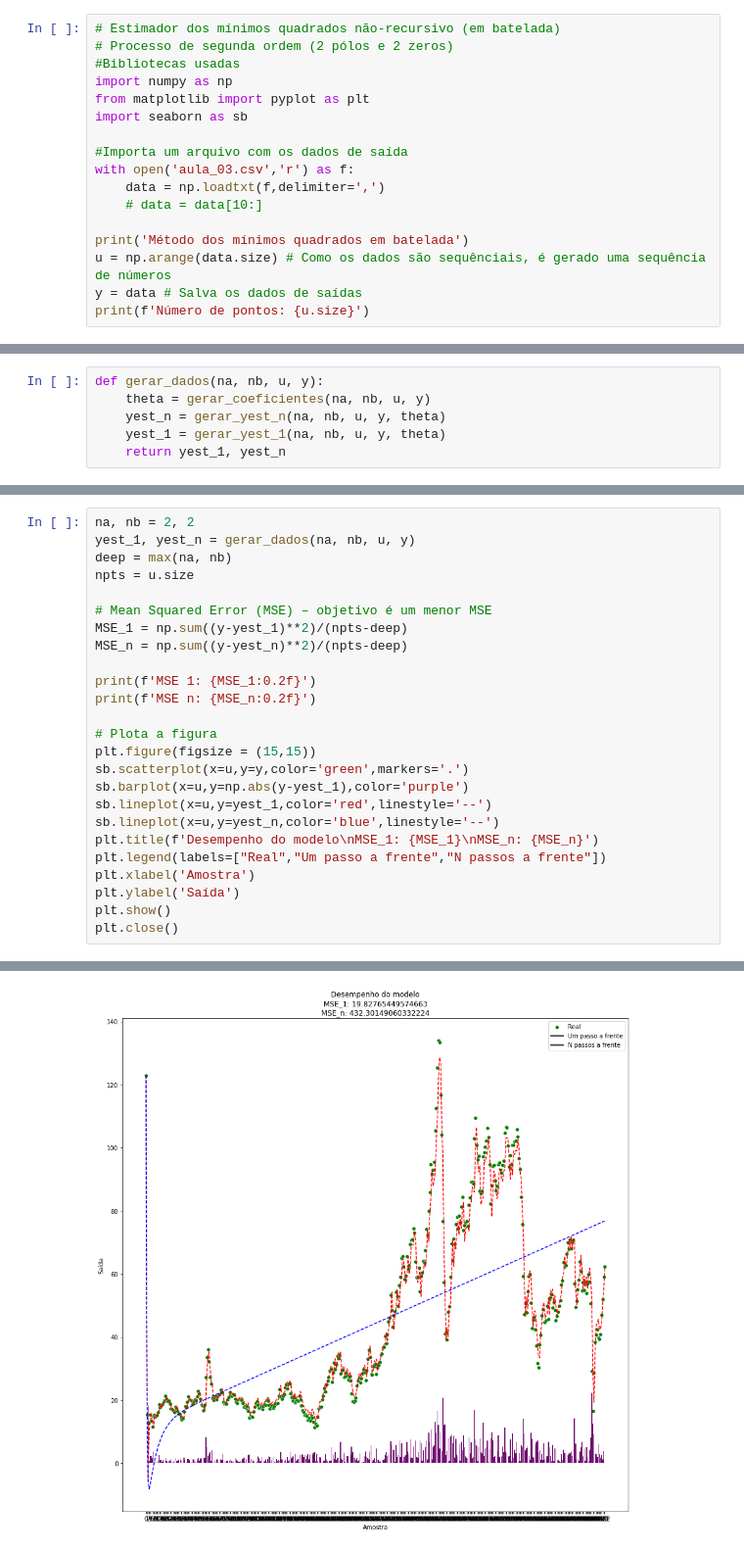
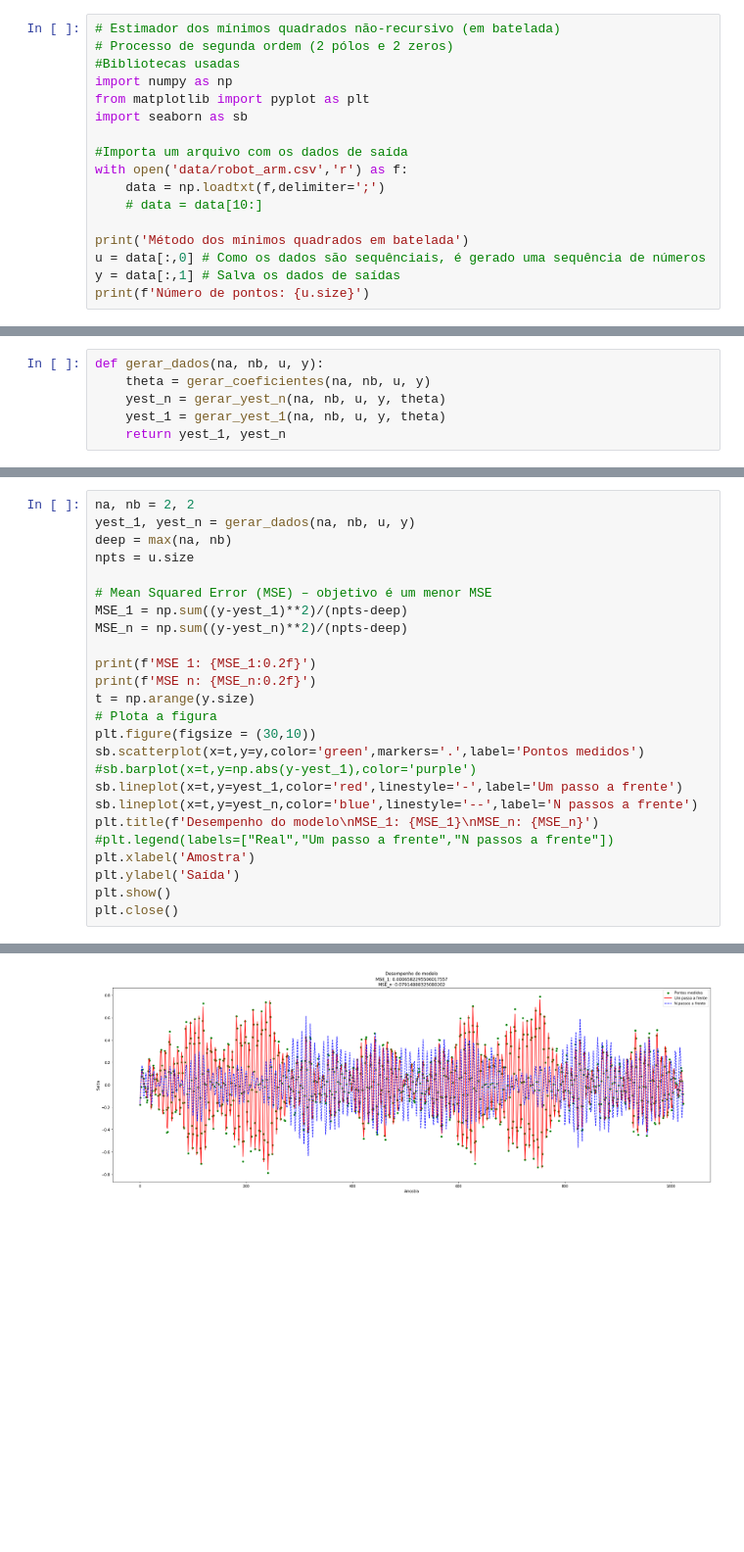
Before and after one commit to CaioMizerkowski/controle_avancado, a Jupyter notebook: TE975/aula_03.ipynb, the cells around one changed output, grey strips where cells are left out. Shown at 98% size. Cells and saved outputs as stored; diff of their text form; blank space fills up the shorter version.

Commit message:
✨: aula 3 made by Caio Mizerkowski for college

```diff
--- a/TE975/aula_03.ipynb
+++ b/TE975/aula_03.ipynb
@@ -37,13 +39,13 @@ from matplotlib import pyplot as plt
 import seaborn as sb
 
 #Importa um arquivo com os dados de saída
-with open('aula_03.csv','r') as f:
-    data = np.loadtxt(f,delimiter=',')
+with open('data/robot_arm.csv','r') as f:
+    data = np.loadtxt(f,delimiter=';')
     # data = data[10:]
 
 print('Método dos mínimos quadrados em batelada')
-u = np.arange(data.size) # Como os dados são sequênciais, é gerado uma sequência de números
-y = data # Salva os dados de saídas
+u = data[:,0] # Como os dados são sequênciais, é gerado uma sequência de números
+y = data[:,1] # Salva os dados de saídas
 print(f'Número de pontos: {u.size}')
 # %% [output]
 Método dos mínimos quadrados em batelada
@@ -179,15 +196,15 @@ MSE_n = np.sum((y-yest_n)**2)/(npts-deep)
 
 print(f'MSE 1: {MSE_1:0.2f}')
 print(f'MSE n: {MSE_n:0.2f}')
-
+t = np.arange(y.size)
 # Plota a figura
-plt.figure(figsize = (15,15))
-sb.scatterplot(x=u,y=y,color='green',markers='.')
-sb.barplot(x=u,y=np.abs(y-yest_1),color='purple')
-sb.lineplot(x=u,y=yest_1,color='red',linestyle='--')
-sb.lineplot(x=u,y=yest_n,color='blue',linestyle='--')
+plt.figure(figsize = (30,10))
+sb.scatterplot(x=t,y=y,color='green',markers='.',label='Pontos medidos')
+#sb.barplot(x=t,y=np.abs(y-yest_1),color='purple')
+sb.lineplot(x=t,y=yest_1,color='red',linestyle='-',label='Um passo a frente')
+sb.lineplot(x=t,y=yest_n,color='blue',linestyle='--',label='N passos a frente')
 plt.title(f'Desempenho do modelo\nMSE_1: {MSE_1}\nMSE_n: {MSE_n}')
-plt.legend(labels=["Real","Um passo a frente","N passos a frente"])
+#plt.legend(labels=["Real","Um passo a frente","N passos a frente"])
 plt.xlabel('Amostra')
 plt.ylabel('Saída')
 plt.show()
@@ -198 +215 @@ MSE n: 432.30
-[figure, old version]
+[figure, new version]
```
Also changed, not shown: parts of 5 cells of this notebook, 5 other files.
